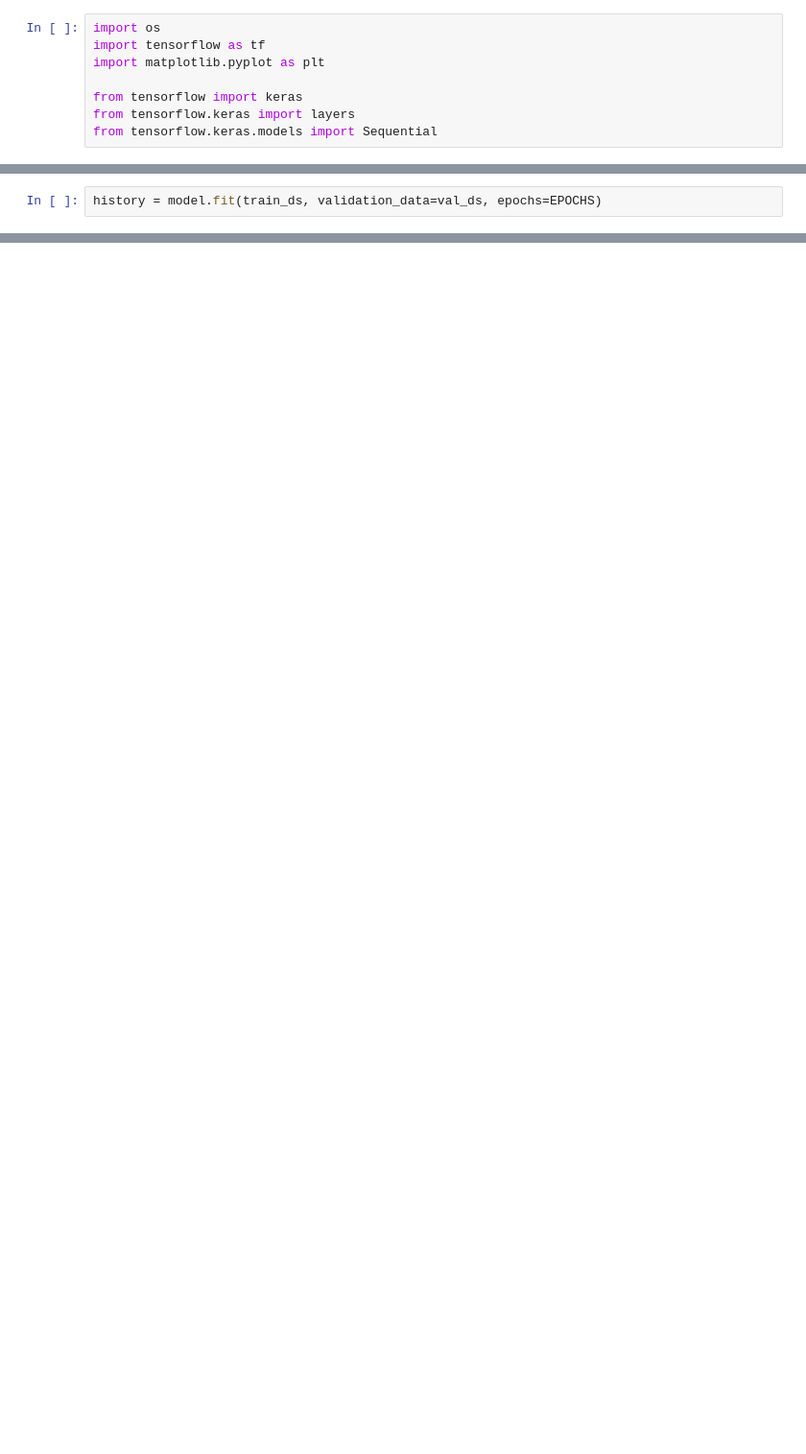
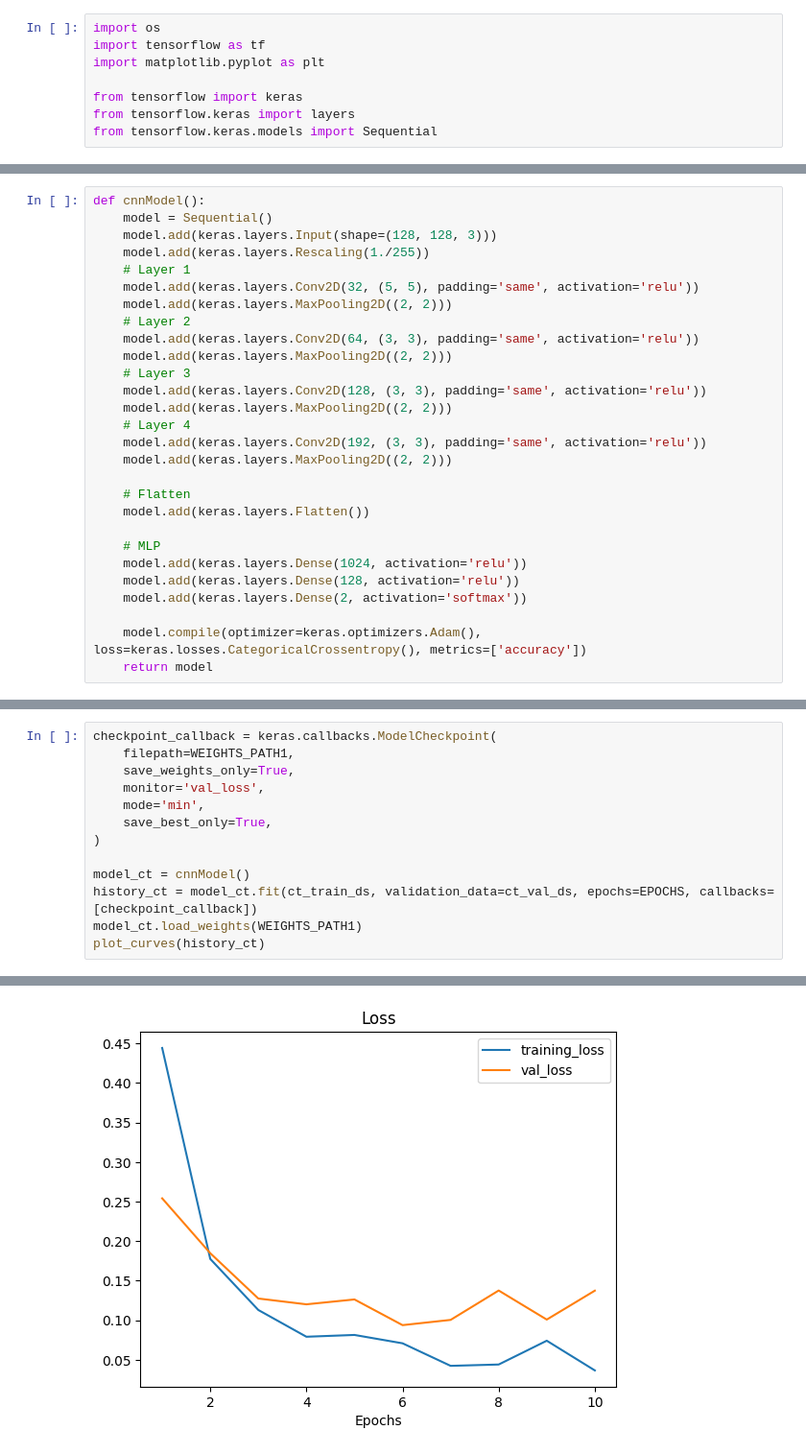
Before and after one commit to Rafifoulol/AMIS_Reseau_Neurones, a Jupyter notebook: CNN.ipynb, the cells around one changed output, grey strips where cells are left out. Shown at 96% size. Cells and saved outputs as stored; diff of their text form; blank space fills up the shorter version.

Commit message:
Amelioration du modele et description des etapes

```diff
--- a/CNN.ipynb
+++ b/CNN.ipynb
@@ -111,2 +12,0 @@ Model: "sequential_2"
-# %%
-history = model.fit(train_ds, validation_data=val_ds, epochs=EPOCHS)
@@ -170,0 +152,28 @@ plot_loss_curves(history=history)
+# %%
+def cnnModel():
+    model = Sequential()
+    model.add(keras.layers.Input(shape=(128, 128, 3)))
+    model.add(keras.layers.Rescaling(1./255))
+    # Layer 1
+    model.add(keras.layers.Conv2D(32, (5, 5), padding='same', activation='relu'))
+    model.add(keras.layers.MaxPooling2D((2, 2)))
+    # Layer 2
+    model.add(keras.layers.Conv2D(64, (3, 3), padding='same', activation='relu'))
+    model.add(keras.layers.MaxPooling2D((2, 2)))
+    # Layer 3
+    model.add(keras.layers.Conv2D(128, (3, 3), padding='same', activation='relu'))
+    model.add(keras.layers.MaxPooling2D((2, 2)))
+    # Layer 4
+    model.add(keras.layers.Conv2D(192, (3, 3), padding='same', activation='relu'))
+    model.add(keras.layers.MaxPooling2D((2, 2)))
+
+    # Flatten
+    model.add(keras.layers.Flatten())
+
+    # MLP
+    model.add(keras.layers.Dense(1024, activation='relu'))
+    model.add(keras.layers.Dense(128, activation='relu'))
+    model.add(keras.layers.Dense(2, activation='softmax'))
+
+    model.compile(optimizer=keras.optimizers.Adam(), loss=keras.losses.CategoricalCrossentropy(), metrics=['accuracy'])
+    return model
@@ -170,0 +186,14 @@ plot_loss_curves(history=history)
+# %%
+checkpoint_callback = keras.callbacks.ModelCheckpoint(
+    filepath=WEIGHTS_PATH1,
+    save_weights_only=True,
+    monitor='val_loss',
+    mode='min',
+    save_best_only=True,
+)
+
+model_ct = cnnModel()
+history_ct = model_ct.fit(ct_train_ds, validation_data=ct_val_ds, epochs=EPOCHS, callbacks=[checkpoint_callback])
+model_ct.load_weights(WEIGHTS_PATH1)
+plot_curves(history_ct)
+# %% [output]
@@ -170,0 +220 @@ plot_loss_curves(history=history)
+[figure, added]
```
Also changed, not shown: parts of 50 cells of this notebook.
